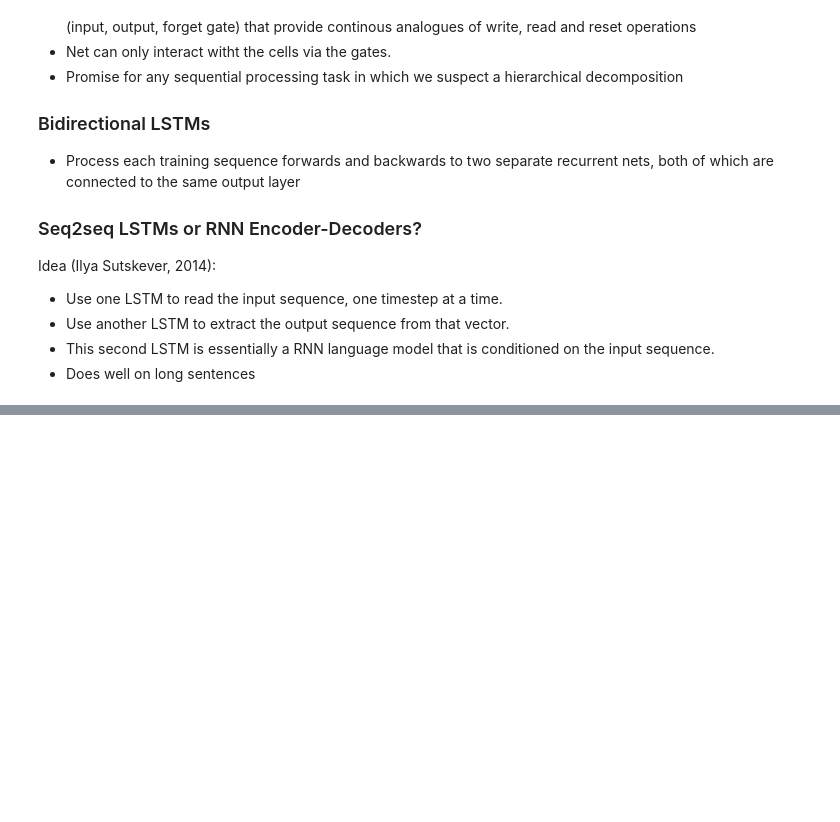
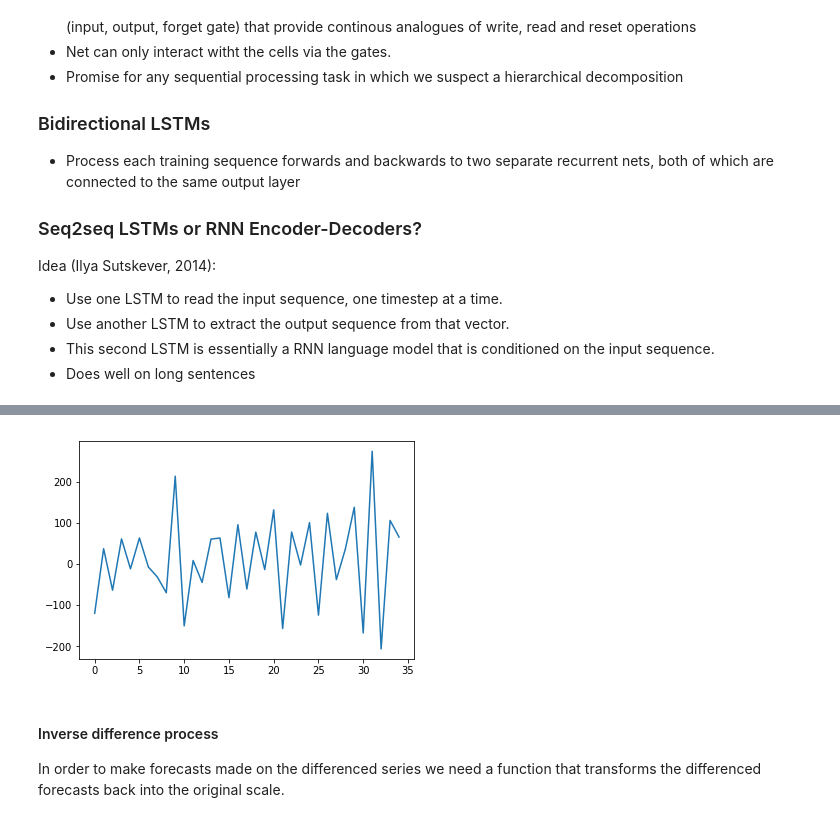
Before and after one commit to tm1611/M4-Statistical-Methods, a Jupyter notebook: Jupyter Notebooks/Brownlee - RNN and LSTM for Time Series Forecasting.ipynb, the cells around one changed output, grey strips where cells are left out. Cells and saved outputs as stored; diff of their text form; code cells hidden in the pictures; blank space fills up the shorter version.

```diff
--- a/Jupyter Notebooks/Brownlee - RNN and LSTM for Time Series Forecasting.ipynb
+++ b/Jupyter Notebooks/Brownlee - RNN and LSTM for Time Series Forecasting.ipynb
@@ -134,0 +279,17 @@ Idea (Ilya Sutskever, 2014):
+# %%
+# diff function
+def diff_data(dataset, interval=1):
+    diff = list()
+    for i in range(interval, len(dataset)):
+        val = dataset[i] - dataset[i - interval]
+        diff.append(val)
+    return pd.Series(diff)
+
+diff_series = diff_data(series, 1)
+diff_series.plot();
+# %% [output]
+[figure, added]
+# %% [markdown]
+#### Inverse difference process
+
+In order to make forecasts made on the differenced series we need a function that transforms the differenced forecasts back into the original scale.
```
Also changed, not shown: parts of 19 cells of this notebook, 4 other files.
